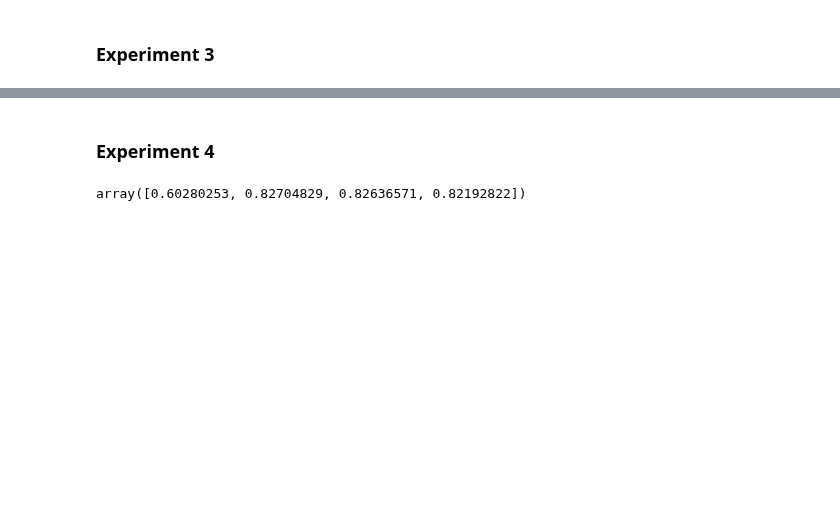
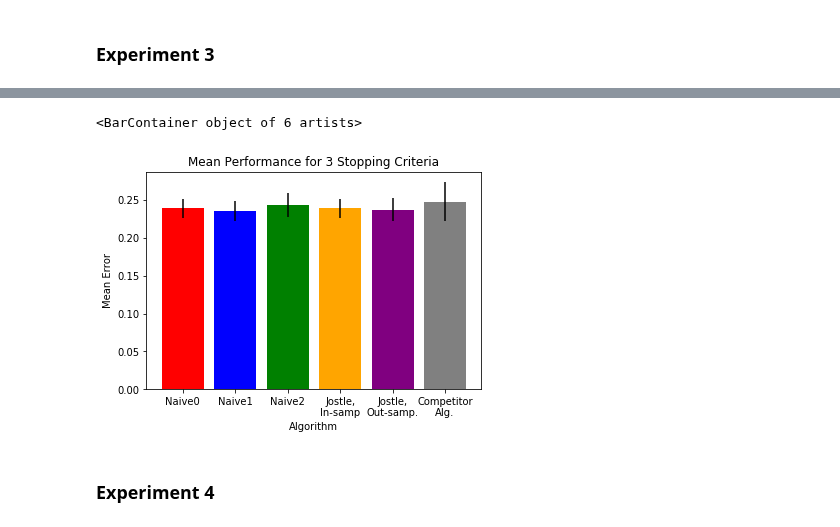
Before and after one commit to jimola/S18_Research, a Jupyter notebook: Python/DecisionTree.ipynb, the cells around one changed output, grey strips where cells are left out. Cells and saved outputs as stored; diff of their text form; code cells hidden in the pictures; blank space fills up the shorter version.

```diff
--- a/Python/DecisionTree.ipynb
+++ b/Python/DecisionTree.ipynb
@@ -351,9 +299,10 @@ Out-of-sample score: 0.790635
+# %%
+do_graphs(res3)
+# %% [output]
+<BarContainer object of 6 artists>
+[figure, added]
 # %% [markdown]
 ### Experiment 4
 # %%
 lendingdata = [get_test_dbs(lending, epsilon, prng) for x in range(num_trials)]
 res4 = run_experiment(4, lendingdata)
-# %%
-np.array(res4).mean(axis=1)
-# %% [output]
-array([0.60280253, 0.82704829, 0.82636571, 0.82192822])
```
Also changed, not shown: parts of 23 cells of this notebook, 7 other files.
